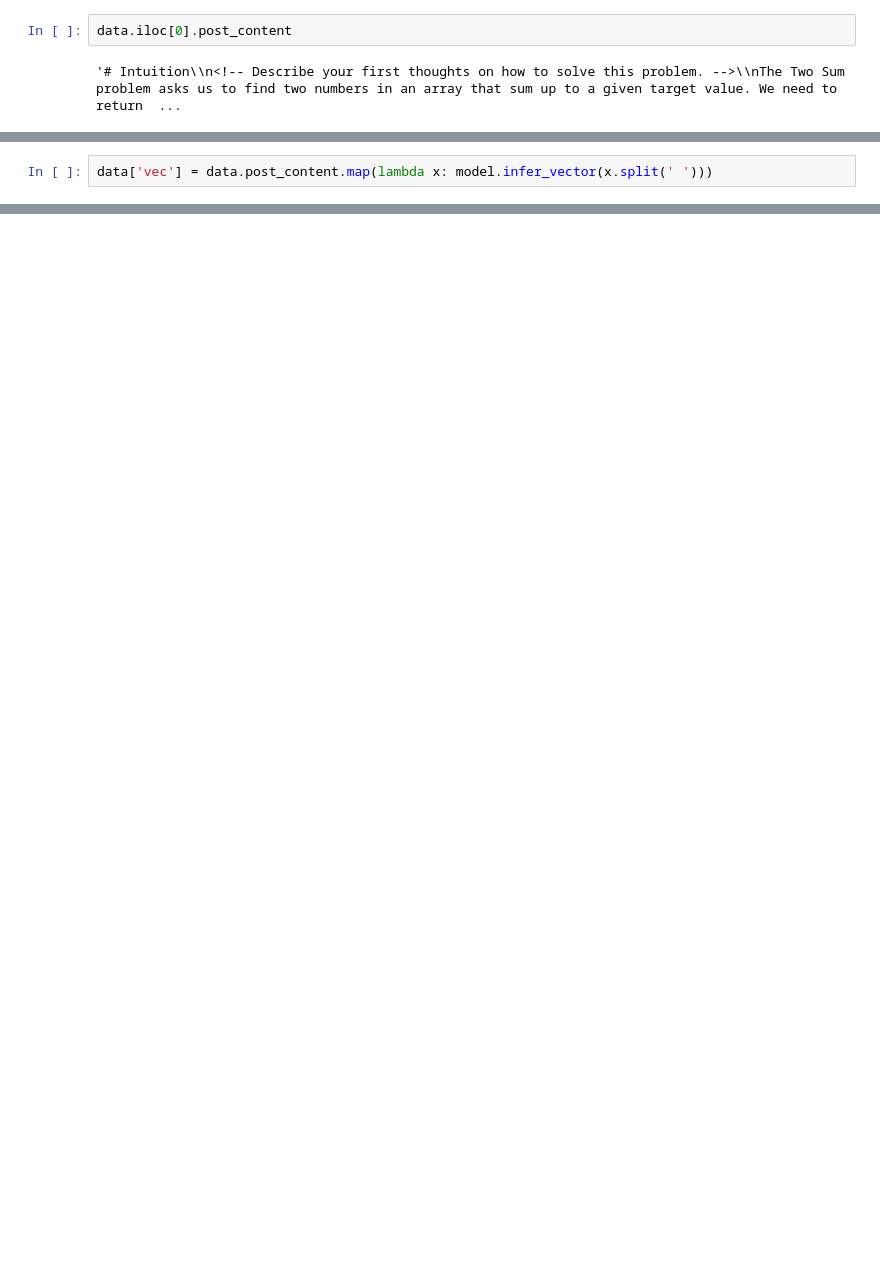
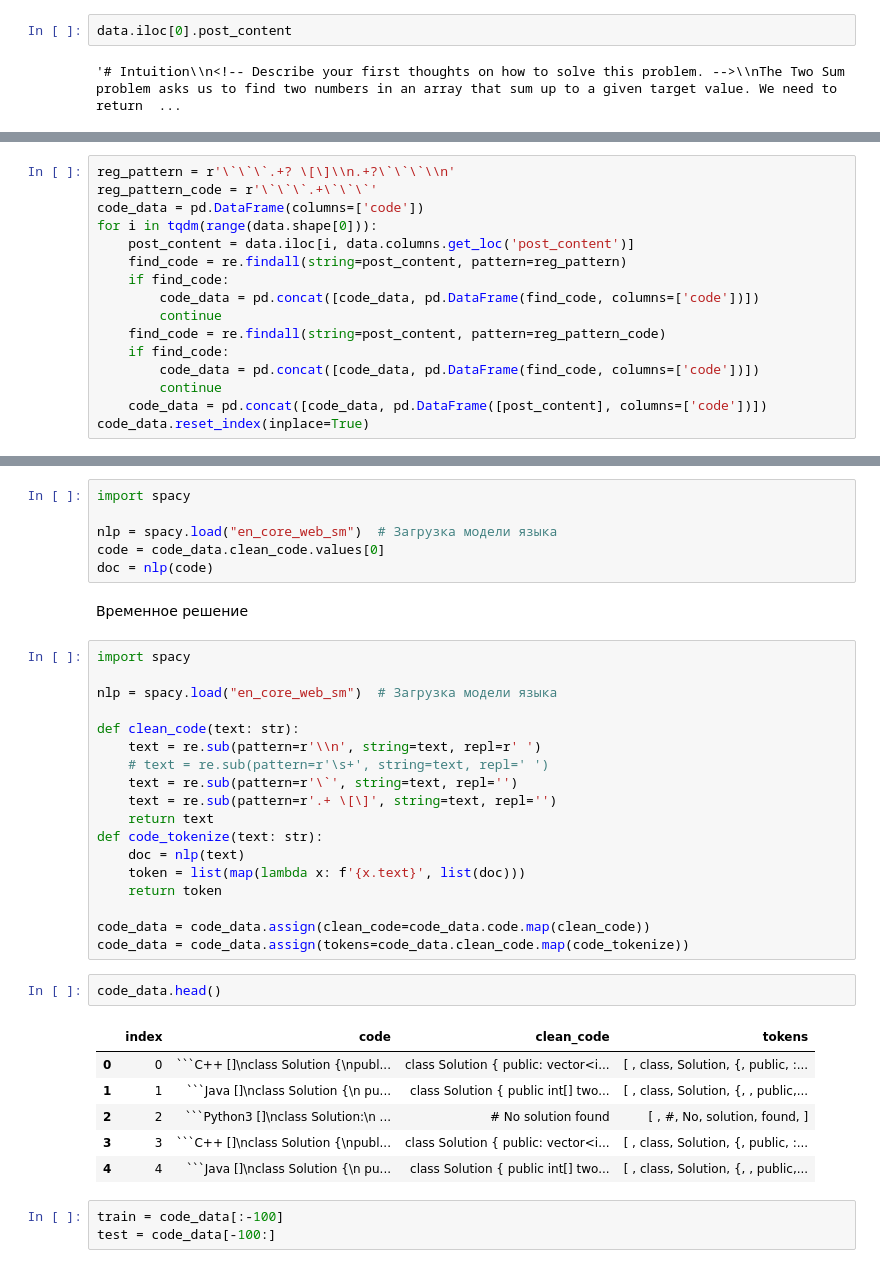
Before and after one commit to hinevics/parser-leetcode, a Jupyter notebook: notebooks/vectorization_reaserch.ipynb, the cells around one changed output, grey strips where cells are left out. Cells and saved outputs as stored; diff of their text form; blank space fills up the shorter version.

````diff
--- a/notebooks/vectorization_reaserch.ipynb
+++ b/notebooks/vectorization_reaserch.ipynb
@@ -447,2 +65,0 @@ data
-# %%
-data['vec'] = data.post_content.map(lambda x: model.infer_vector(x.split(' ')))
@@ -452,0 +66,16 @@ NameError: name 'pd' is not defined
+# %%
+reg_pattern = r'\`\`\`.+? \[\]\\n.+?\`\`\`\\n'
+reg_pattern_code = r'\`\`\`.+\`\`\`'
+code_data = pd.DataFrame(columns=['code'])
+for i in tqdm(range(data.shape[0])):
+    post_content = data.iloc[i, data.columns.get_loc('post_content')]
+    find_code = re.findall(string=post_content, pattern=reg_pattern)
+    if find_code:
+        code_data = pd.concat([code_data, pd.DataFrame(find_code, columns=['code'])])
+        continue
+    find_code = re.findall(string=post_content, pattern=reg_pattern_code)
+    if find_code:
+        code_data = pd.concat([code_data, pd.DataFrame(find_code, columns=['code'])])
+        continue
+    code_data = pd.concat([code_data, pd.DataFrame([post_content], columns=['code'])])
+code_data.reset_index(inplace=True)
@@ -452,0 +179,38 @@ NameError: name 'pd' is not defined
+# %%
+import spacy
+
+nlp = spacy.load("en_core_web_sm")  # Загрузка модели языка
+code = code_data.clean_code.values[0]
+doc = nlp(code)
+# %% [markdown]
+Временное решение
+# %%
+import spacy
+
+nlp = spacy.load("en_core_web_sm")  # Загрузка модели языка
+
+def clean_code(text: str):
+    text = re.sub(pattern=r'\\n', string=text, repl=r' ')
+    # text = re.sub(pattern=r'\s+', string=text, repl=' ')
+    text = re.sub(pattern=r'\`', string=text, repl='')
+    text = re.sub(pattern=r'.+ \[\]', string=text, repl='')
+    return text
+def code_tokenize(text: str):
+    doc = nlp(text)
+    token = list(map(lambda x: f'{x.text}', list(doc)))
+    return token
+
+code_data = code_data.assign(clean_code=code_data.code.map(clean_code))
+code_data = code_data.assign(tokens=code_data.clean_code.map(code_tokenize))
+# %%
+code_data.head()
+# %% [output]
+|  | index | code | clean_code | tokens |
+| 0 | 0 | ```C++ []\nclass Solution {\npubl... | class Solution { public: vector<i... | [ , class, Solution, {, public, :... |
+| 1 | 1 | ```Java []\nclass Solution {\n pu... | class Solution { public int[] two... | [ , class, Solution, {, , public,... |
+| 2 | 2 | ```Python3 []\nclass Solution:\n ... | # No solution found | [ , #, No, solution, found, ] |
+| 3 | 3 | ```C++ []\nclass Solution {\npubl... | class Solution { public: vector<i... | [ , class, Solution, {, public, :... |
+| 4 | 4 | ```Java []\nclass Solution {\n pu... | class Solution { public int[] two... | [ , class, Solution, {, , public,... |
+# %%
+train = code_data[:-100]
+test = code_data[-100:]
````
Also changed, not shown: parts of 52 cells of this notebook.
